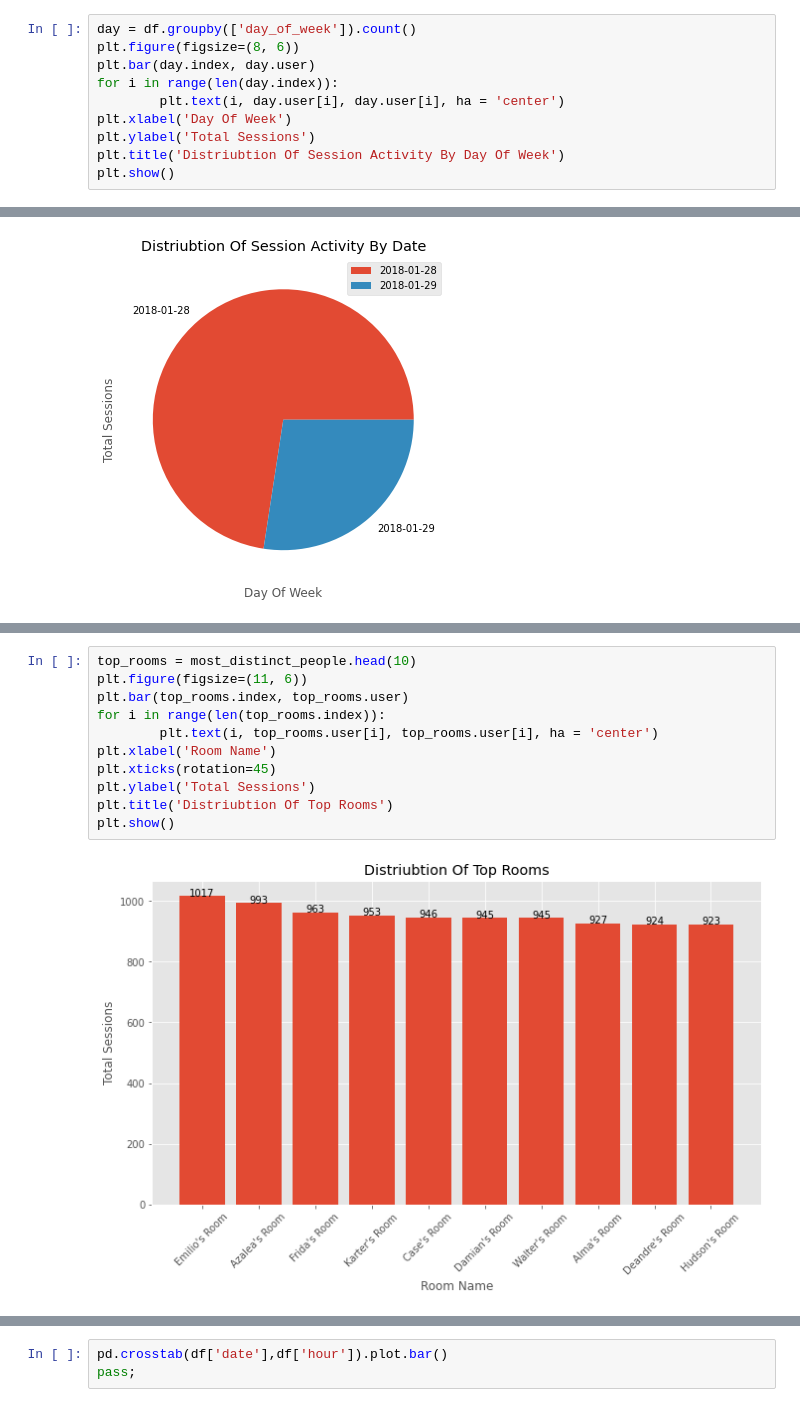
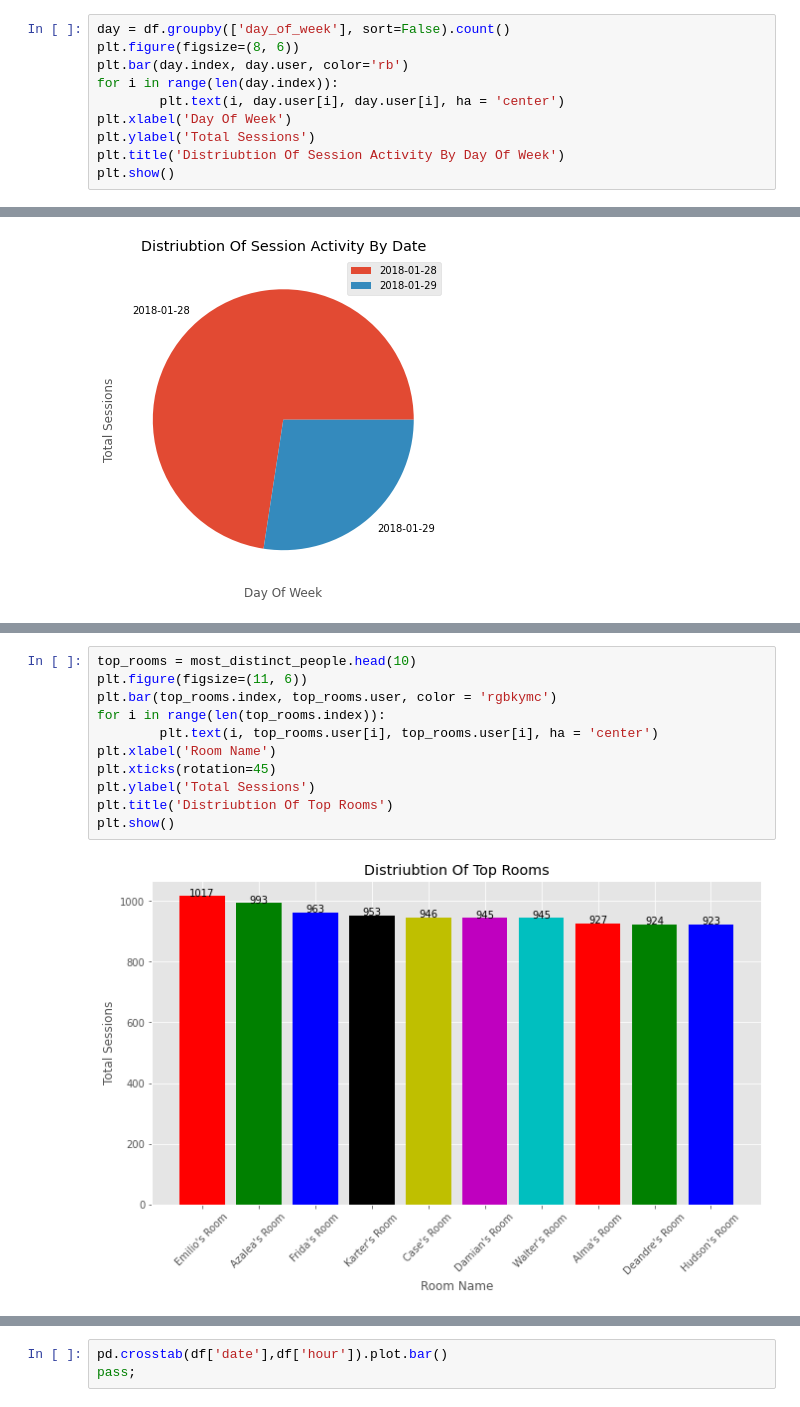
Before and after one commit to christophersingh/Airtime, a Jupyter notebook: Airtime.ipynb, the cells around one changed output, grey strips where cells are left out. Drawn from its saved outputs; the diff is of its cells as text.

```diff
--- a/Airtime.ipynb
+++ b/Airtime.ipynb
@@ -832,9 +801,9 @@ df
 # %% [markdown]
 Distribution of activity by day of week
 # %%
-day = df.groupby(['day_of_week']).count()
+day = df.groupby(['day_of_week'], sort=False).count()
 plt.figure(figsize=(8, 6))
-plt.bar(day.index, day.user)
+plt.bar(day.index, day.user, color='rb')
 for i in range(len(day.index)):
         plt.text(i, day.user[i], day.user[i], ha = 'center')
 plt.xlabel('Day Of Week')
@@ -867,16 +837,16 @@ plt.show()
 # %%
 top_rooms = most_distinct_people.head(10)
 plt.figure(figsize=(11, 6))
-plt.bar(top_rooms.index, top_rooms.user)
+plt.bar(top_rooms.index, top_rooms.user, color = 'rgbkymc')
 for i in range(len(top_rooms.index)):
         plt.text(i, top_rooms.user[i], top_rooms.user[i], ha = 'center')
 plt.xlabel('Room Name')
 plt.xticks(rotation=45)
 plt.ylabel('Total Sessions')
 plt.title('Distriubtion Of Top Rooms')
 plt.show()
 # %% [output]
-[figure, old version]
+[figure, new version]
 # %%
 helper = q3[q3['room']>=3].sort_values(by='room',ascending=False).head(10)
 plt.figure(figsize=(11, 6))
```
Also changed, not shown: parts of 31 cells of this notebook.
